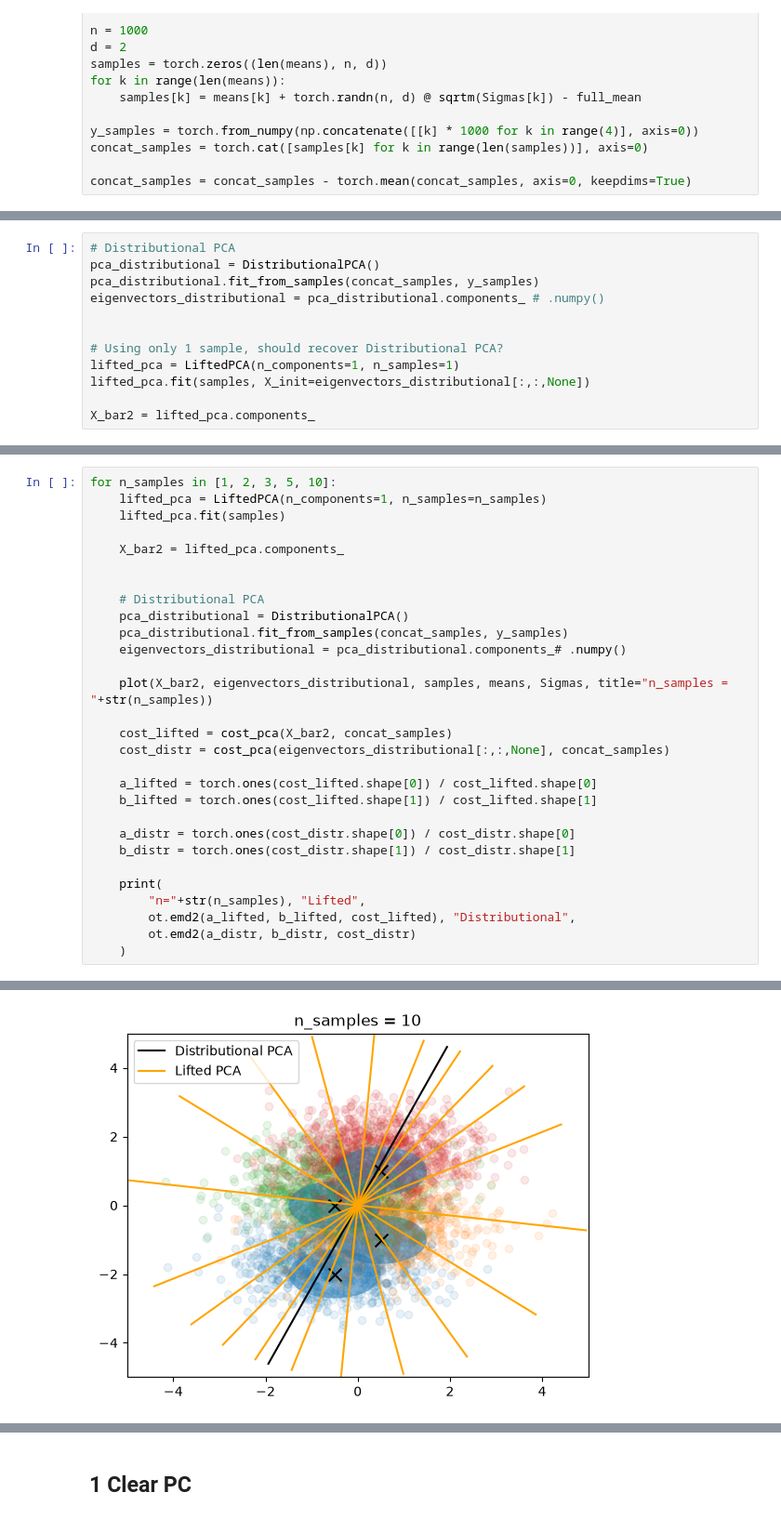
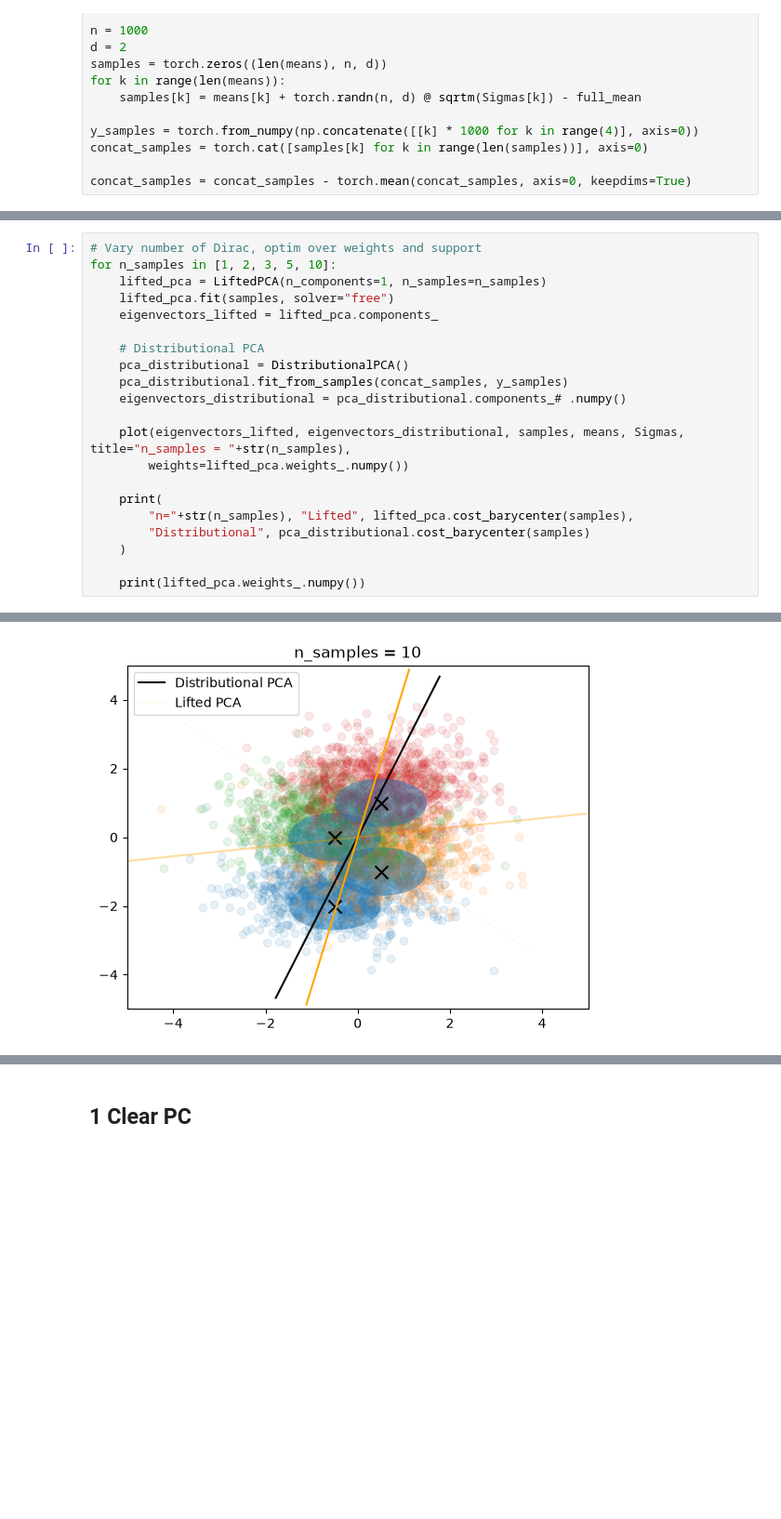
Before and after one commit to clbonet/Lifting_PCA_Wasserstein_Space, a Jupyter notebook: LiftedPCA.ipynb, the cells around one changed output, grey strips where cells are left out. Shown at 93% size. Cells and saved outputs as stored; diff of their text form; blank space fills up the shorter version.

```diff
--- a/LiftedPCA.ipynb
+++ b/LiftedPCA.ipynb
@@ -107,12 +124,0 @@ plot(X_bar2, eigenvectors_distributional, samples, means, Sigmas)
-# %%
-# Distributional PCA
-pca_distributional = DistributionalPCA()
-pca_distributional.fit_from_samples(concat_samples, y_samples)
-eigenvectors_distributional = pca_distributional.components_ # .numpy()
-
-
-# Using only 1 sample, should recover Distributional PCA?
-lifted_pca = LiftedPCA(n_components=1, n_samples=1)
-lifted_pca.fit(samples, X_init=eigenvectors_distributional[:,:,None])
-
-X_bar2 = lifted_pca.components_
@@ -142,30 +144,22 @@ tensor(1.1696)
 # %%
+# Vary number of Dirac, optim over weights and support
 for n_samples in [1, 2, 3, 5, 10]:
     lifted_pca = LiftedPCA(n_components=1, n_samples=n_samples)
-    lifted_pca.fit(samples)
-
-    X_bar2 = lifted_pca.components_
-
+    lifted_pca.fit(samples, solver="free")
+    eigenvectors_lifted = lifted_pca.components_
 
     # Distributional PCA
     pca_distributional = DistributionalPCA()
     pca_distributional.fit_from_samples(concat_samples, y_samples)
     eigenvectors_distributional = pca_distributional.components_# .numpy()
 
-    plot(X_bar2, eigenvectors_distributional, samples, means, Sigmas, title="n_samples = "+str(n_samples))
-
-    cost_lifted = cost_pca(X_bar2, concat_samples)
-    cost_distr = cost_pca(eigenvectors_distributional[:,:,None], concat_samples)
-
-    a_lifted = torch.ones(cost_lifted.shape[0]) / cost_lifted.shape[0]
-    b_lifted = torch.ones(cost_lifted.shape[1]) / cost_lifted.shape[1]
-
-    a_distr = torch.ones(cost_distr.shape[0]) / cost_distr.shape[0]
-    b_distr = torch.ones(cost_distr.shape[1]) / cost_distr.shape[1]
+    plot(eigenvectors_lifted, eigenvectors_distributional, samples, means, Sigmas, title="n_samples = "+str(n_samples),
+        weights=lifted_pca.weights_.numpy())
 
     print(
-        "n="+str(n_samples), "Lifted",
-        ot.emd2(a_lifted, b_lifted, cost_lifted), "Distributional",
-        ot.emd2(a_distr, b_distr, cost_distr)
+        "n="+str(n_samples), "Lifted", lifted_pca.cost_barycenter(samples),
+        "Distributional", pca_distributional.cost_barycenter(samples)
     )
+
+    print(lifted_pca.weights_.numpy())
 # %% [output]
@@ -180 +178 @@ n=5 Lifted tensor(0.1161) Distributional tensor(1.1503)
-[figure, old version]
+[figure, new version]
```
Also changed, not shown: parts of 66 cells of this notebook, 3 other files.
